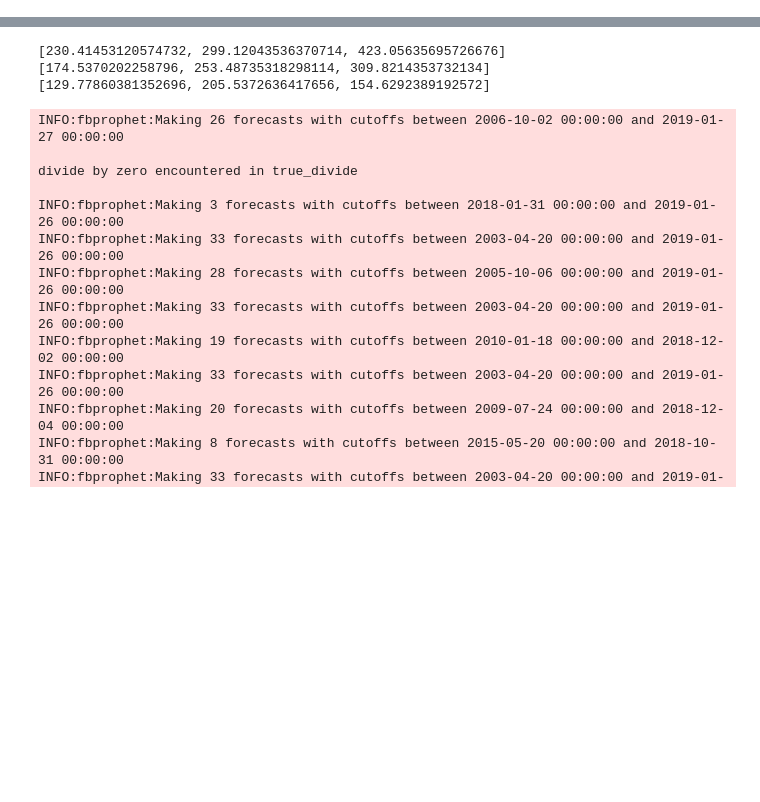
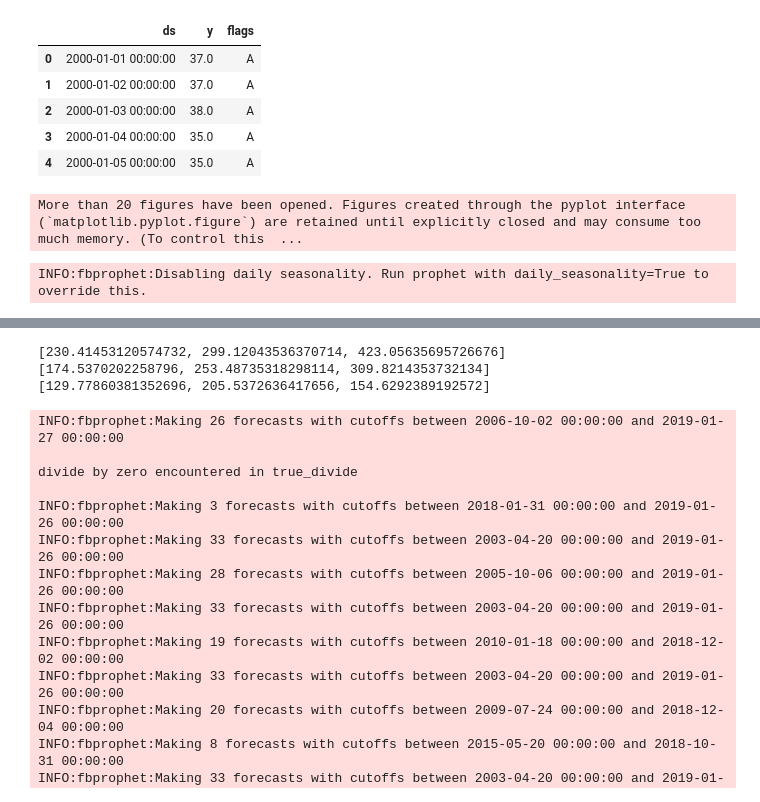
Before and after one commit to scadams11/InsightProject, a Jupyter notebook: 0-Get-Data.ipynb, the cells around one changed output, grey strips where cells are left out. Saved outputs shown, nothing was run; the diff lists cells and outputs as text; code cells hidden in the pictures; blank space fills up the shorter version.

```diff
--- a/0-Get-Data.ipynb
+++ b/0-Get-Data.ipynb
@@ -55,0 +86,40 @@ if not database_exists(engine.url):
+# %%
+con = None
+con = psycopg2.connect(database = dbname3, user = username)
+
+sql_query = """
+SELECT * FROM n06730500;
+"""
+
+site_data_from_sql = pd.read_sql_query(sql_query,con)
+
+df_site = site_data_from_sql
+df_site = df_site.rename(columns={'datetime':'ds'})
+df_site.head()
+# %% [output]
+|  | ds | y | flags |
+| 0 | 2000-01-01 00:00:00 | 37.0 | A |
+| 1 | 2000-01-02 00:00:00 | 37.0 | A |
+| 2 | 2000-01-03 00:00:00 | 38.0 | A |
+| 3 | 2000-01-04 00:00:00 | 35.0 | A |
+| 4 | 2000-01-05 00:00:00 | 35.0 | A |
+# %%
+x = pd.to_datetime(df_site['ds'])
+
+fig, ax1 = plt.subplots(figsize=(15,10))
+ax1.plot(x, df_site.y, color='blue')
+ax1.set_title('Daily Mean Discharge (2018-2020)')
+ax1.set_ylabel('Discharge (cubic feet per second)')
+ax1.set_xlabel('Date')
+ax1.set_xlim(pd.Timestamp('2018-01-01'), pd.Timestamp('2020-01-01'))
+ax1.set_yscale('log')
+fig.savefig('test1.png')
+plt.close(fig)
+
+#pd.DataFrame(df_site.set_index('ds').y).plot()
+#plt.yscale('log')
+##plt.xlim(pd.Timestamp('2017-01-01'), pd.Timestamp('2021-01-01'))
+#plt.savefig('test1.png')
+#plt.close()
+# %% [output]
+More than 20 figures have been opened. Figures created through the pyplot interface (`matplotlib.pyplot.figure`) are retained until explicitly closed and may consume too much memory. (To control this  ...
@@ -55,0 +134,8 @@ if not database_exists(engine.url):
+# %%
+df_prophet = fbprophet.Prophet(changepoint_prior_scale=0.05, yearly_seasonality=True, interval_width = 0.25)
+df_prophet.fit(df_site)
+
+df_forecast = df_prophet.make_future_dataframe(periods=450 * 1, freq='D')
+df_forecast = df_prophet.predict(df_forecast)
+# %% [output]
+INFO:fbprophet:Disabling daily seasonality. Run prophet with daily_seasonality=True to override this.
```
Also changed, not shown: parts of 31 cells of this notebook, 32 other files.
